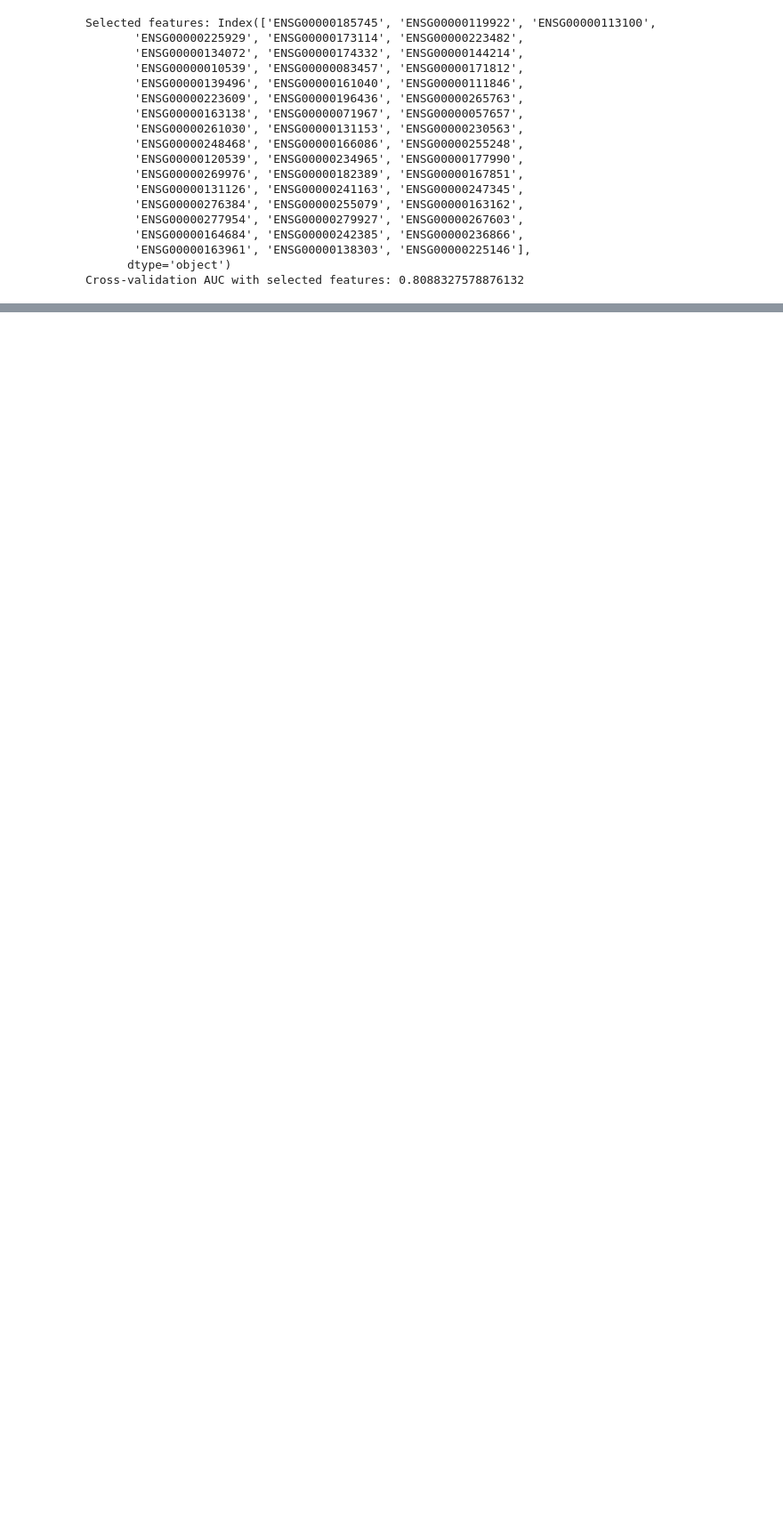
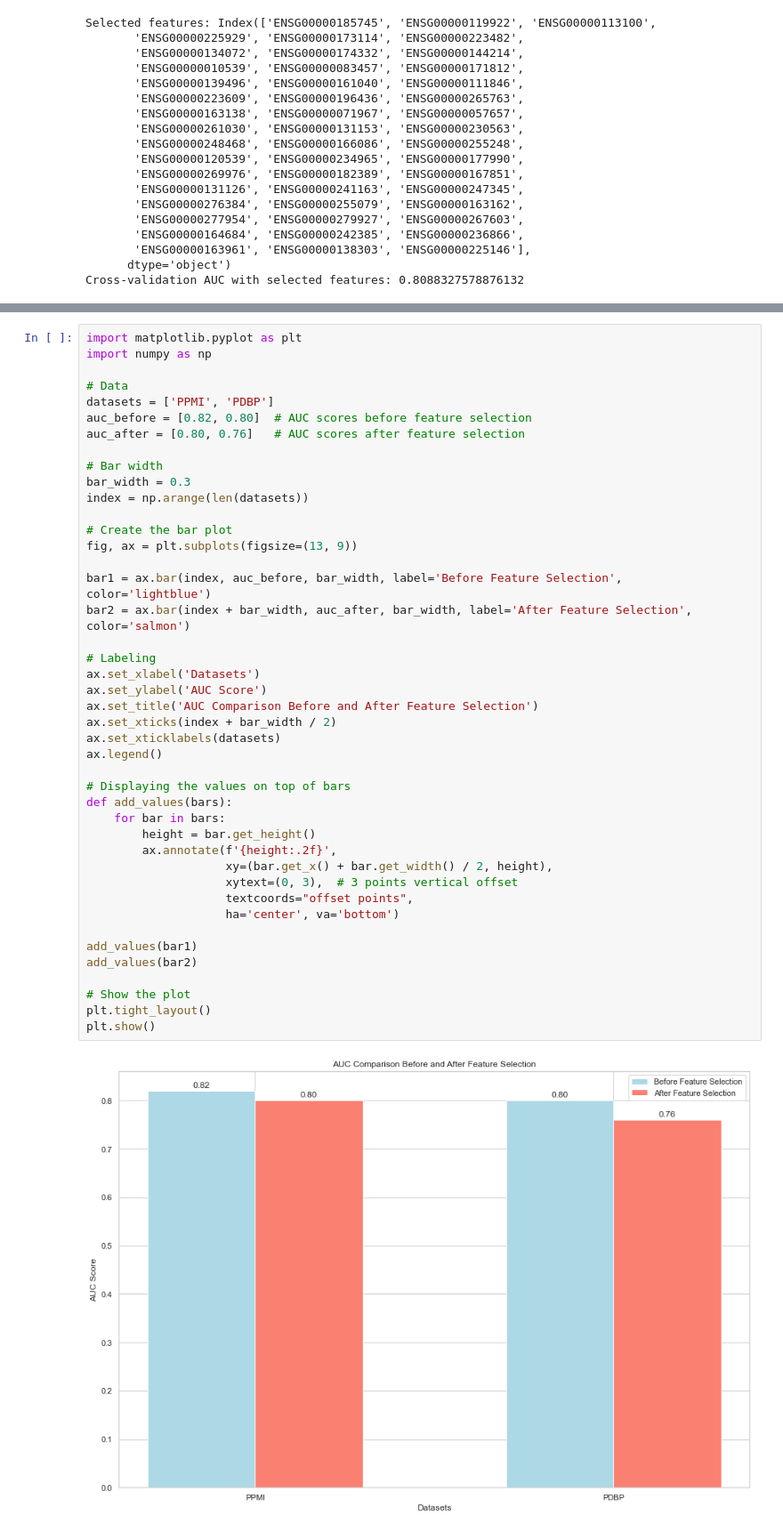
Before and after one commit to zainabnazari/pdbp_ppmi, a Jupyter notebook: main.ipynb, the cells around one changed output, grey strips where cells are left out. Shown at 89% size. Saved outputs shown, nothing was run; the diff lists cells and outputs as text; blank space fills up the shorter version.

```diff
--- a/main.ipynb
+++ b/main.ipynb
@@ -335,0 +412,45 @@ Cross-validation AUC with selected features: 0.8088327578876132
+# %%
+import matplotlib.pyplot as plt
+import numpy as np
+
+# Data
+datasets = ['PPMI', 'PDBP']
+auc_before = [0.82, 0.80]  # AUC scores before feature selection
+auc_after = [0.80, 0.76]   # AUC scores after feature selection
+
+# Bar width
+bar_width = 0.3
+index = np.arange(len(datasets))
+
+# Create the bar plot
+fig, ax = plt.subplots(figsize=(13, 9))
+
+bar1 = ax.bar(index, auc_before, bar_width, label='Before Feature Selection', color='lightblue')
+bar2 = ax.bar(index + bar_width, auc_after, bar_width, label='After Feature Selection', color='salmon')
+
+# Labeling
+ax.set_xlabel('Datasets')
+ax.set_ylabel('AUC Score')
+ax.set_title('AUC Comparison Before and After Feature Selection')
+ax.set_xticks(index + bar_width / 2)
+ax.set_xticklabels(datasets)
+ax.legend()
+
+# Displaying the values on top of bars
+def add_values(bars):
+    for bar in bars:
+        height = bar.get_height()
+        ax.annotate(f'{height:.2f}',
+                    xy=(bar.get_x() + bar.get_width() / 2, height),
+                    xytext=(0, 3),  # 3 points vertical offset
+                    textcoords="offset points",
+                    ha='center', va='bottom')
+
+add_values(bar1)
+add_values(bar2)
+
+# Show the plot
+plt.tight_layout()
+plt.show()
+# %% [output]
+[figure, added]
```
Also changed, not shown: parts of 6 cells of this notebook, 4 other files.
